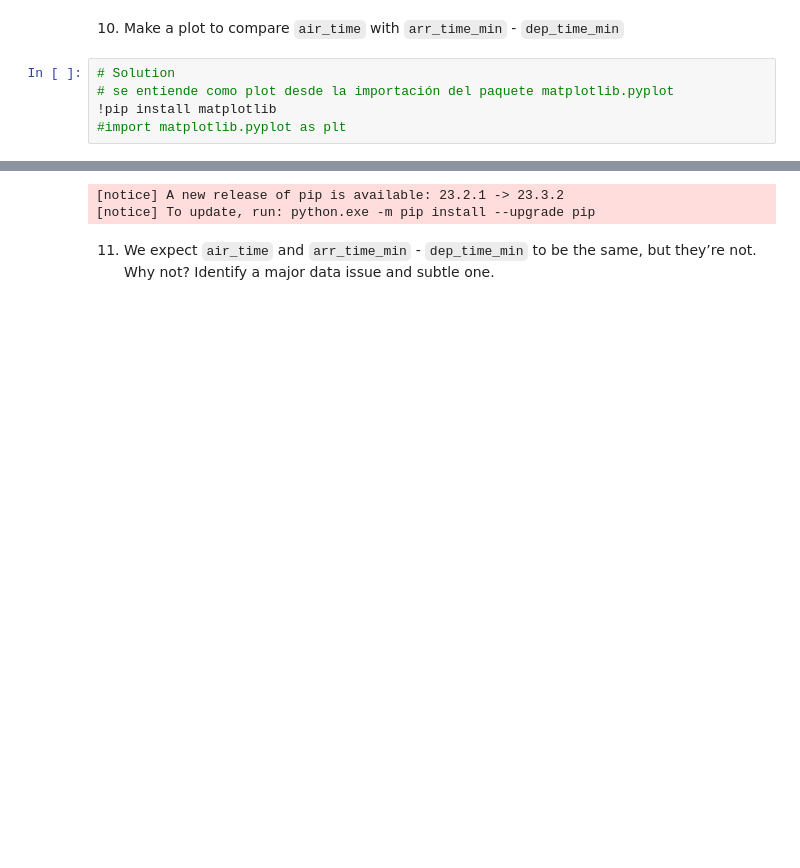
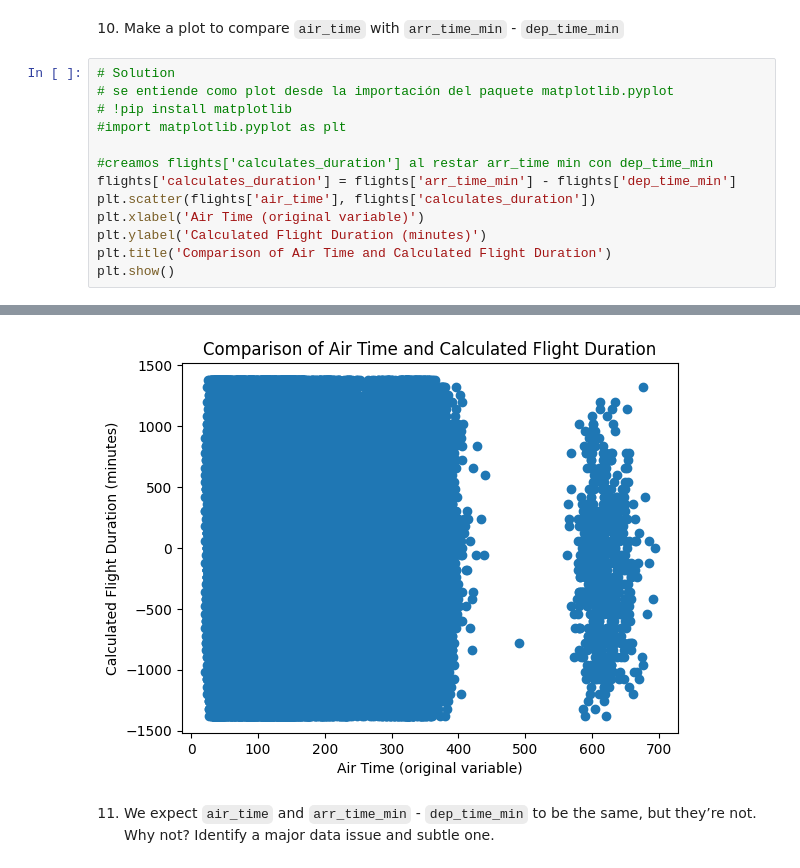
Before and after one commit to qlab-intro-python/tarea-2-jorge-dongo-joshua-quispe, a Jupyter notebook: tarea_2_plantilla.ipynb, the cells around one changed output, grey strips where cells are left out. Cells and saved outputs as stored; diff of their text form; blank space fills up the shorter version.

```diff
--- a/tarea_2_plantilla.ipynb
+++ b/tarea_2_plantilla.ipynb
@@ -126,6 +126,14 @@ flights.head()
 # %%
 # Solution
 # se entiende como plot desde la importación del paquete matplotlib.pyplot
-!pip install matplotlib
+# !pip install matplotlib
 #import matplotlib.pyplot as plt
+
+#creamos flights['calculates_duration'] al restar arr_time min con dep_time_min
+flights['calculates_duration'] = flights['arr_time_min'] - flights['dep_time_min']
+plt.scatter(flights['air_time'], flights['calculates_duration'])
+plt.xlabel('Air Time (original variable)')
+plt.ylabel('Calculated Flight Duration (minutes)')
+plt.title('Comparison of Air Time and Calculated Flight Duration')
+plt.show()
 # %% [output]
@@ -149,5 +140,4 @@ Successfully installed contourpy-1.2.0 cycler-0.12.1 fonttools-4.47.0 kiwisolver
-[notice] A new release of pip is available: 23.2.1 -> 23.3.2
-[notice] To update, run: python.exe -m pip install --upgrade pip
+[figure, added]
 # %% [markdown]
 11. We expect `air_time` and `arr_time_min` - `dep_time_min` to be the same, but they’re not. Why not?
 Identify a major data issue and subtle one.
```
Also changed, not shown: parts of 1 cell of this notebook.
